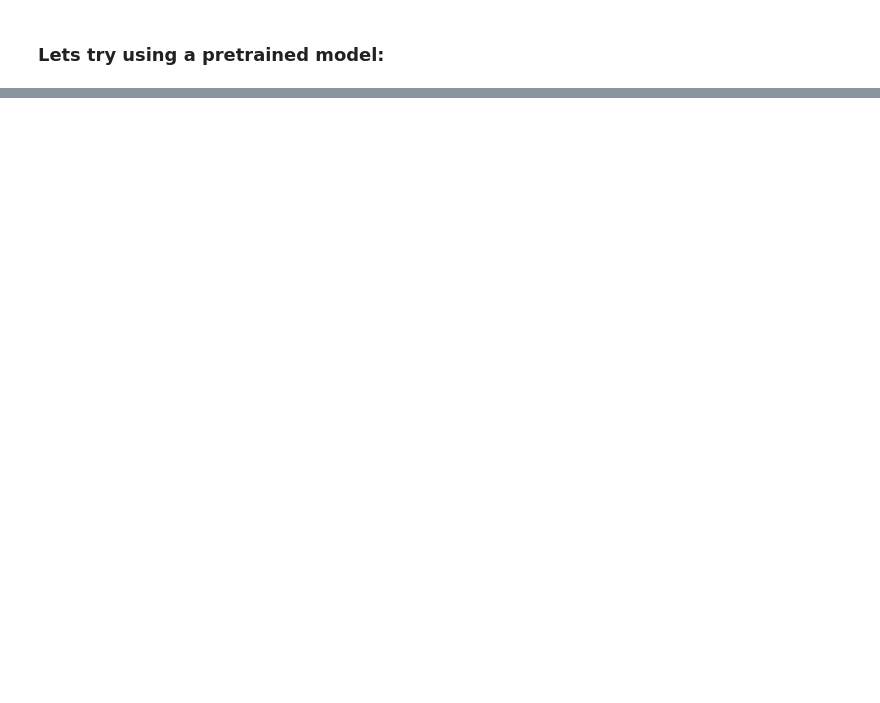
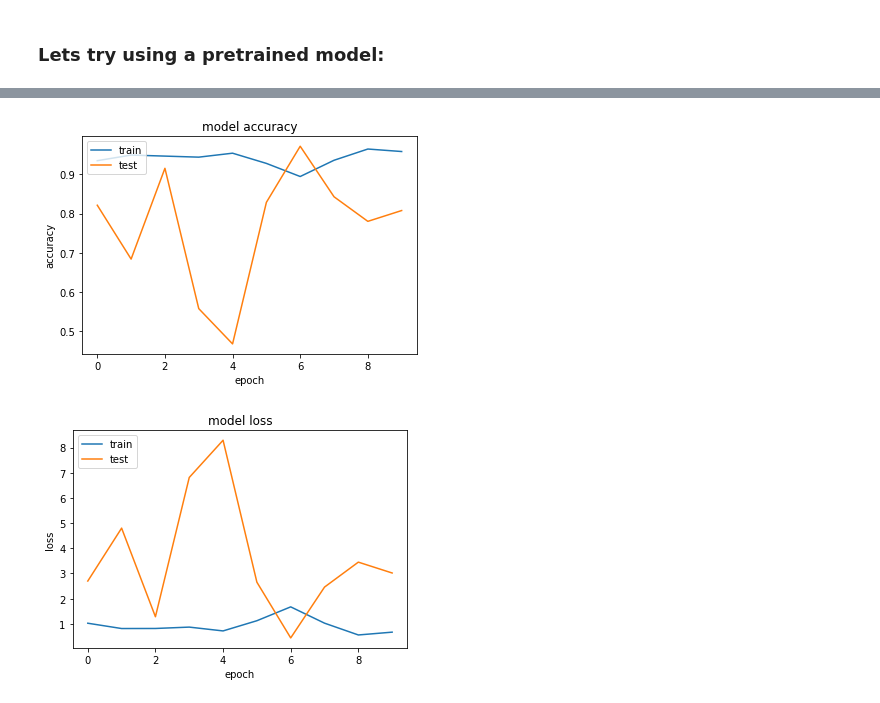
Before and after one commit to miamedra2/oilpalm_image_classification, a Jupyter notebook: OilPalmClassification_Undersampling.ipynb, the cells around one changed output, grey strips where cells are left out. Cells and saved outputs as stored; diff of their text form; code cells hidden in the pictures; blank space fills up the shorter version.

```diff
--- a/OilPalmClassification.ipynb
+++ b/OilPalmClassification_Undersampling.ipynb
@@ -390 +444,6 @@ _________________________________________________________________
+# %%
+plothistory(history)
+# %% [output]
+[figure, added]
+[figure, added]
 # %%
```
Also changed, not shown: parts of 19 cells of this notebook.
